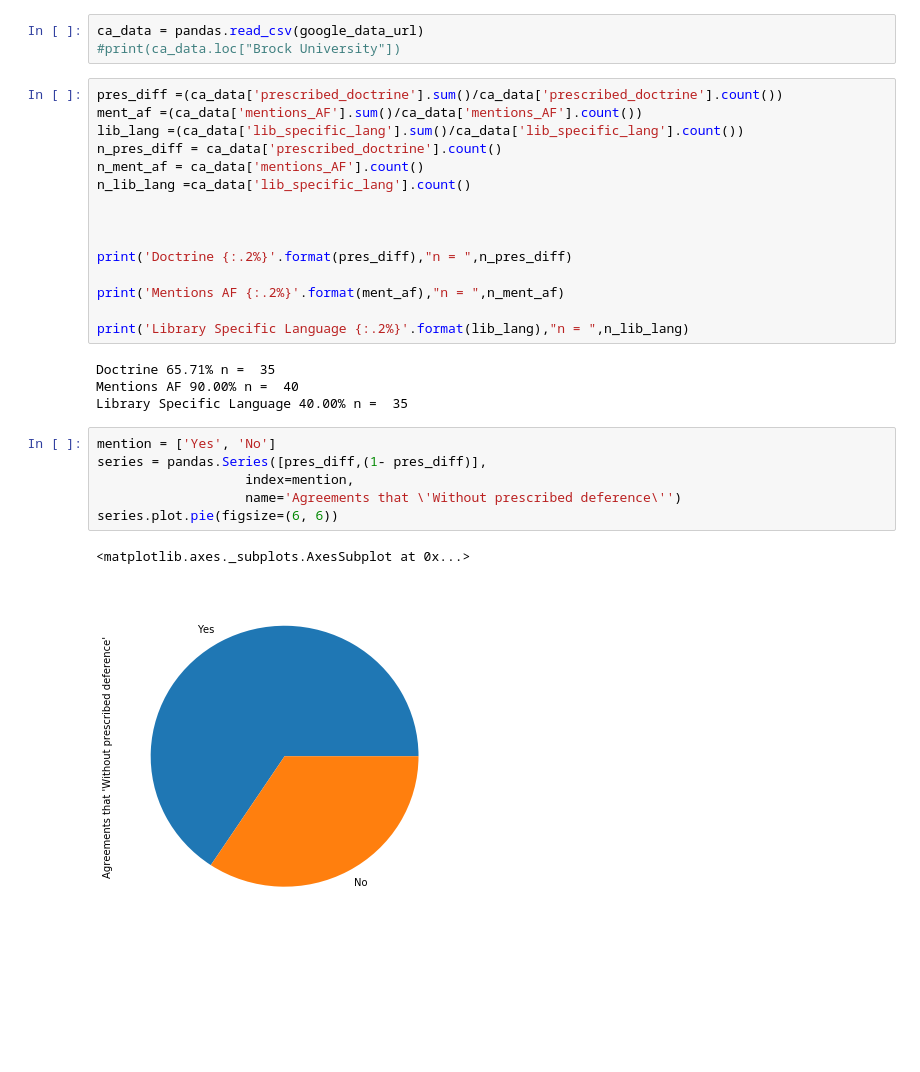
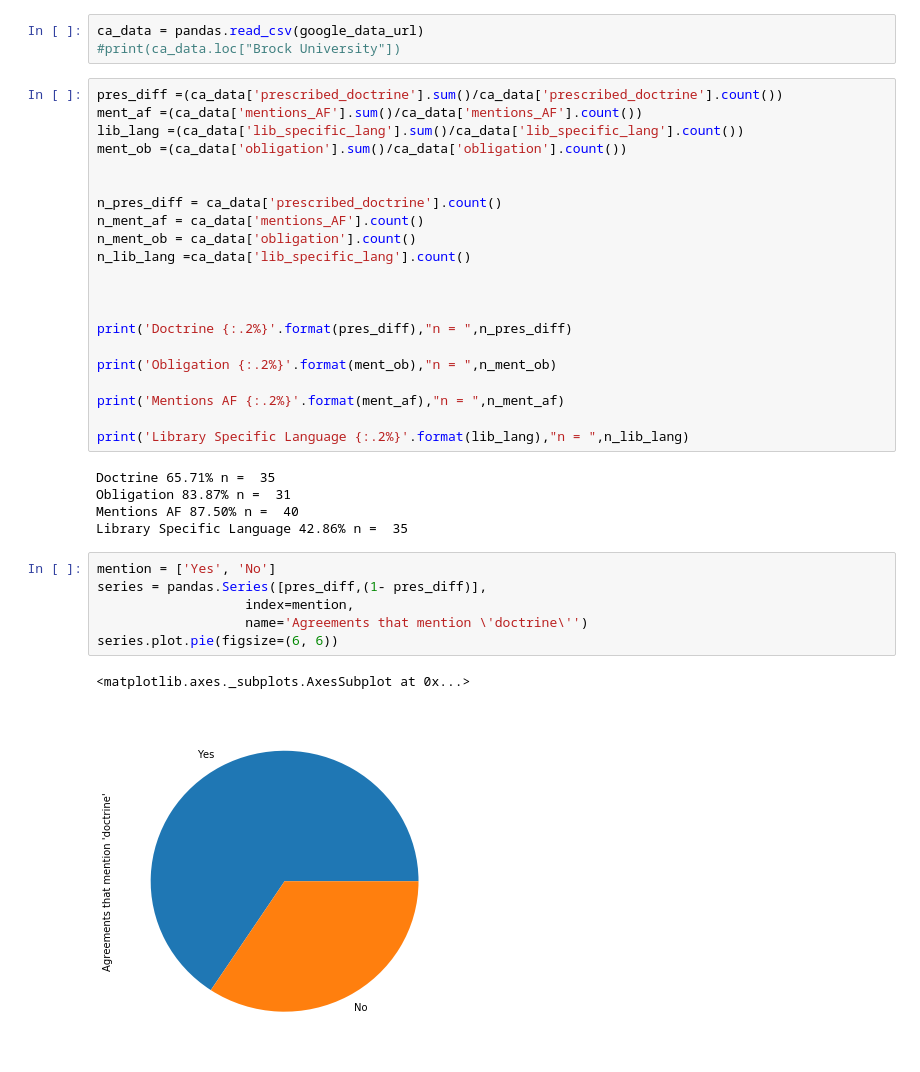
Before and after one commit to elibtronic/capal_2018_paper, a Jupyter notebook: Academed Freedom in Canadian Collective Agreements.ipynb, the cells around one changed output. Saved outputs shown, nothing was run; the diff lists cells and outputs as text; blank space fills up the shorter version.

```diff
--- a/Academed Freedom in Canadian Collective Agreements.ipynb
+++ b/Academed Freedom in Canadian Collective Agreements.ipynb
@@ -11,30 +11,37 @@ ca_data = pandas.read_csv(google_data_url)
 pres_diff =(ca_data['prescribed_doctrine'].sum()/ca_data['prescribed_doctrine'].count())
 ment_af =(ca_data['mentions_AF'].sum()/ca_data['mentions_AF'].count())
 lib_lang =(ca_data['lib_specific_lang'].sum()/ca_data['lib_specific_lang'].count())
+ment_ob =(ca_data['obligation'].sum()/ca_data['obligation'].count())
+
+
 n_pres_diff = ca_data['prescribed_doctrine'].count()
 n_ment_af = ca_data['mentions_AF'].count()
+n_ment_ob = ca_data['obligation'].count()
 n_lib_lang =ca_data['lib_specific_lang'].count()
 
 
 
 print('Doctrine {:.2%}'.format(pres_diff),"n = ",n_pres_diff)
 
+print('Obligation {:.2%}'.format(ment_ob),"n = ",n_ment_ob)
+
 print('Mentions AF {:.2%}'.format(ment_af),"n = ",n_ment_af)
 
 print('Library Specific Language {:.2%}'.format(lib_lang),"n = ",n_lib_lang)
 # %% [output]
 Doctrine 65.71% n =  35
-Mentions AF 90.00% n =  40
-Library Specific Language 40.00% n =  35
+Obligation 83.87% n =  31
+Mentions AF 87.50% n =  40
+Library Specific Language 42.86% n =  35
 # %%
 mention = ['Yes', 'No']
 series = pandas.Series([pres_diff,(1- pres_diff)],
                    index=mention,
-                   name='Agreements that \'Without prescribed deference\'')
+                   name='Agreements that mention \'doctrine\'')
 series.plot.pie(figsize=(6, 6))
 # %% [output]
 <matplotlib.axes._subplots.AxesSubplot at 0x...>
-[figure, old version]
+[figure, new version]
 # %%
 mention = ['Yes', 'No']
 series = pandas.Series([ment_af,(1- ment_af)],
```
Also changed, not shown: parts of 4 cells of this notebook, 3 other files.
